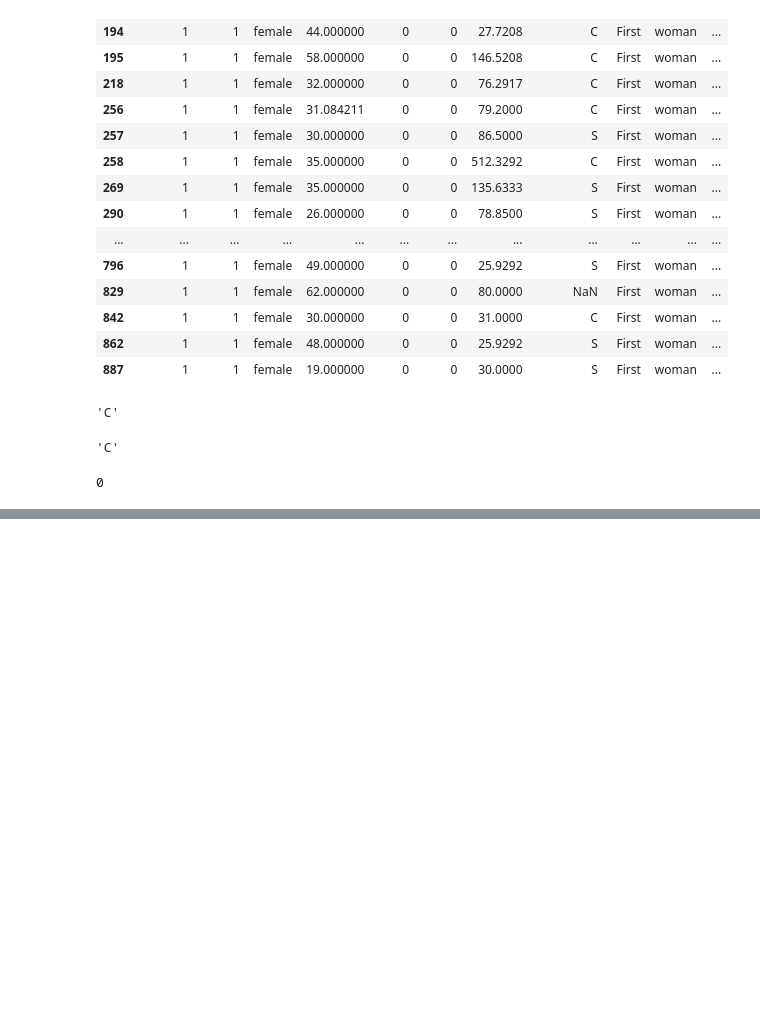
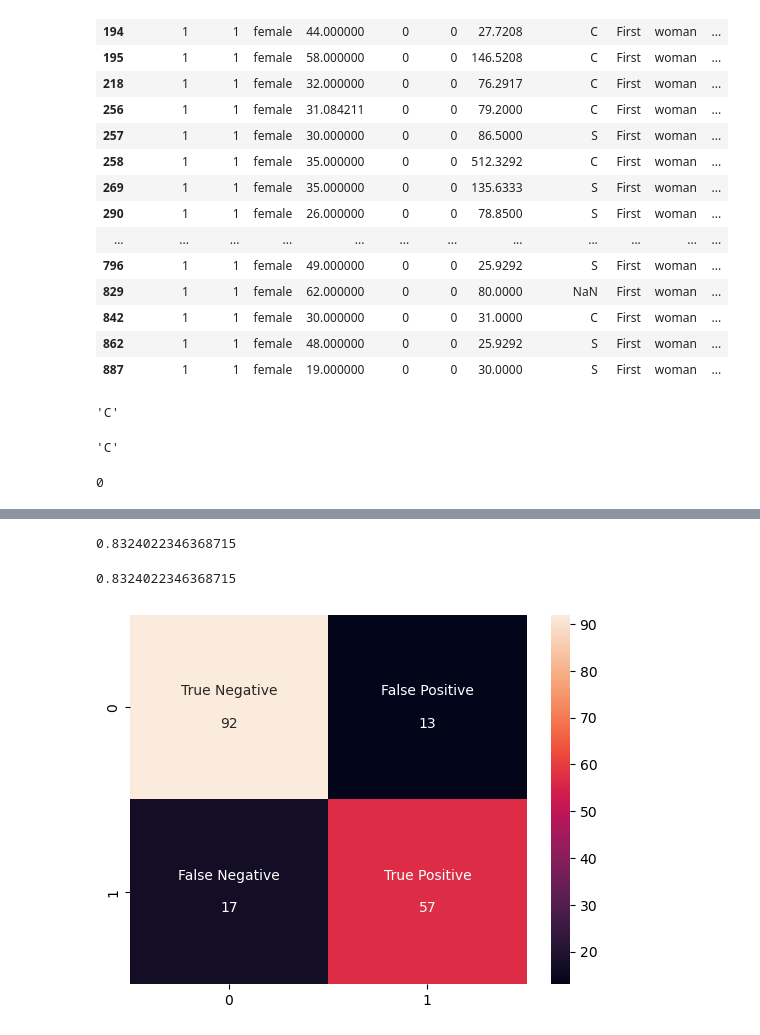
Before and after one commit to honghanhh/py40a12l2, a Jupyter notebook: lectures/lecture4/titanic.ipynb, the cells around one changed output, grey strips where cells are left out. Drawn from its saved outputs; the diff is of its cells as text; code cells hidden in the pictures; blank space fills up the shorter version.

```diff
--- a/lectures/lecture4/titanic.ipynb
+++ b/lectures/lecture4/titanic.ipynb
@@ -385,0 +747,10 @@ dtype: int64
+# %%
+from sklearn.model_selection import train_test_split
+X_data = titanic_new.drop(columns=['survived'])
+y_data = titanic_new['survived']
+x_train, x_test, y_train, y_test = train_test_split(X_data, y_data, test_size=0.2, random_state=42)
+# %%
+from sklearn.linear_model import LogisticRegression
+clf = LogisticRegression()
+# %%
+clf.fit(x_train,y_train)
@@ -385,0 +759,2 @@ dtype: int64
+# %%
+y_pred = clf.predict(x_test)
@@ -385,0 +773,4 @@ dtype: int64
+# %%
+(y_pred == y_test).sum()/len(y_test) # -> accuracy
+# %% [output]
+0.8324022346368715
@@ -385,0 +779,4 @@ dtype: int64
+# %%
+accuracy_score(y_test,y_pred)
+# %% [output]
+0.8324022346368715
@@ -385,0 +785,8 @@ dtype: int64
+# %%
+cf_matrix = confusion_matrix(y_test,y_pred)
+names = ['True Negative','False Positive','False Negative','True Positive']
+labels = np.asarray([f'{i}\n\n{j}' for i,j in zip(names, cf_matrix.flatten())])# 1x4
+sns.heatmap(cf_matrix, annot=labels.reshape(2,2), fmt='')
+plt.show()
+# %% [output]
+[figure, added]
```
Also changed, not shown: parts of 41 cells of this notebook, 2 other files.
